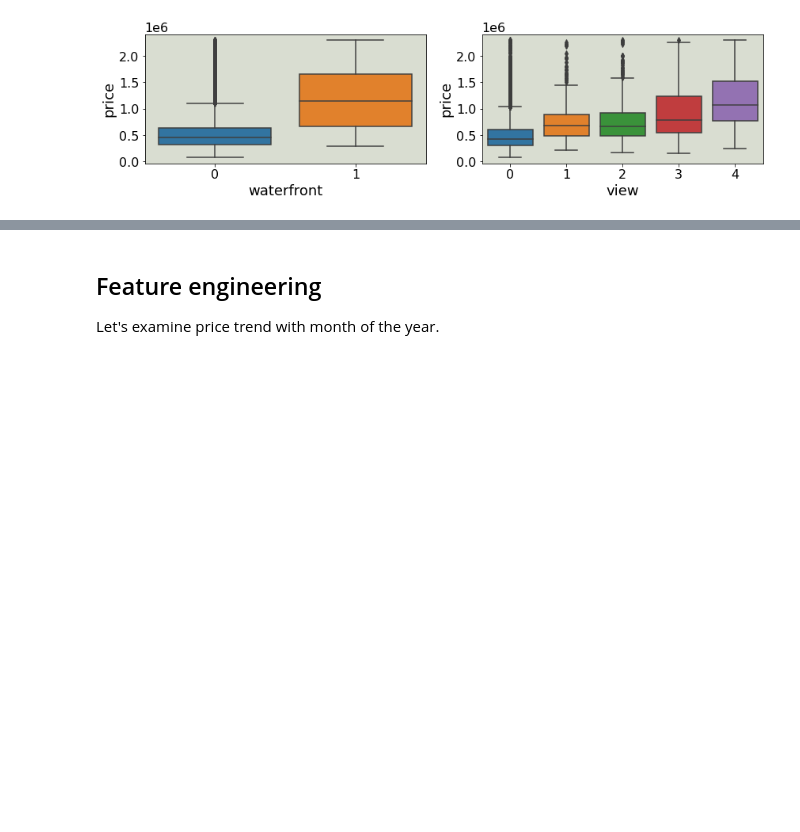
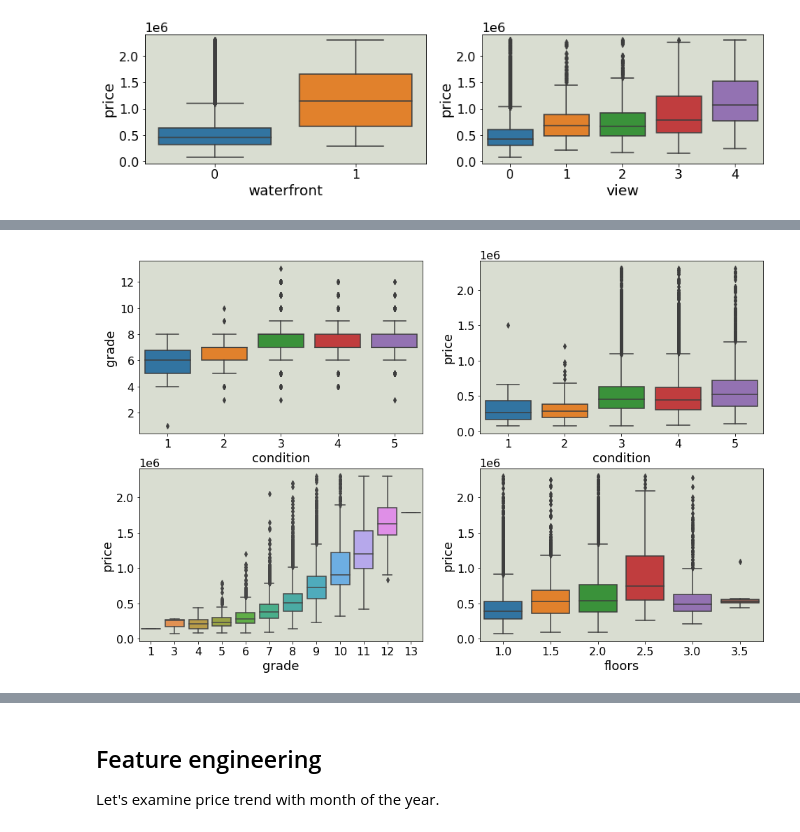
Before and after one commit to csparanjape/Housing_price, a Jupyter notebook: 01_Exploratory_data_analysis.ipynb, the cells around one changed output, grey strips where cells are left out. Cells and saved outputs as stored; diff of their text form; code cells hidden in the pictures; blank space fills up the shorter version.

```diff
--- a/01_Exploratory_data_analysis.ipynb
+++ b/01_Exploratory_data_analysis.ipynb
@@ -261,0 +325,9 @@ plt.show()
+# %%
+fig,ax=plt.subplots(nrows=2,ncols=2,figsize=(16,10))
+sns.boxplot(ax=ax[0,0],x='condition',y='grade',data=df_blw_3mn)
+sns.boxplot(ax=ax[0,1],x='condition',y='price',data=df_blw_3mn)
+sns.boxplot(ax=ax[1,0],x='grade',y='price',data=df_blw_3mn)
+sns.boxplot(ax=ax[1,1],x='floors',y='price',data=df_blw_3mn)
+plt.show()
+# %% [output]
+[figure, added]
```
Also changed, not shown: parts of 15 cells of this notebook, 2 other files.
